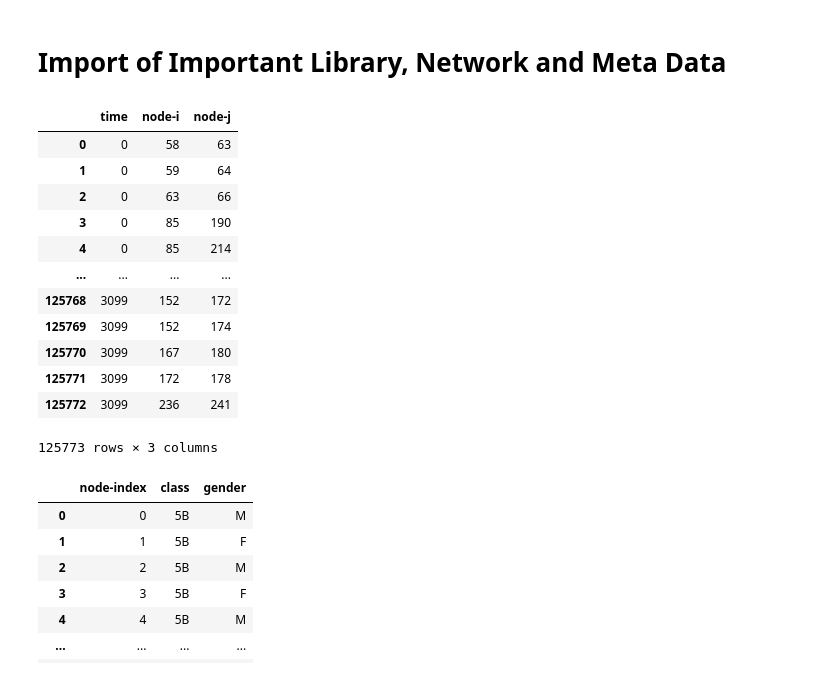
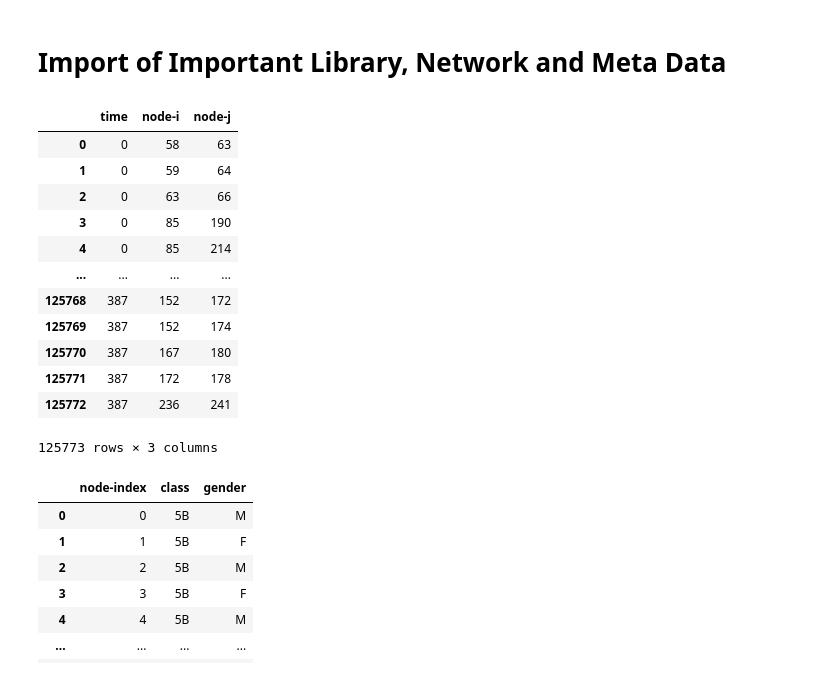
Before and after one commit to ChristianKar/Modeling_in_Epidemiology, a Jupyter notebook: SEIRModel_without_Vaccination.ipynb, the cells around one changed output. Cells and saved outputs as stored; diff of their text form; code cells hidden in the pictures.

```diff
--- a/SEIRModel_without_Vaccination.ipynb
+++ b/SEIRModel_without_Vaccination.ipynb
@@ -12,20 +12,21 @@ import matplotlib.pyplot as plt
 # %%
 # Import Network data
 networkData = pd.read_csv('TD3_primary_undirected_temporal.csv')
+networkData['time'] //=8
 networkData
 # %% [output]
 |  | time | node-i | node-j |
 | 0 | 0 | 58 | 63 |
 | 1 | 0 | 59 | 64 |
 | 2 | 0 | 63 | 66 |
 | 3 | 0 | 85 | 190 |
 | 4 | 0 | 85 | 214 |
 | ... | ... | ... | ... |
-| 125768 | 3099 | 152 | 172 |
-| 125769 | 3099 | 152 | 174 |
-| 125770 | 3099 | 167 | 180 |
-| 125771 | 3099 | 172 | 178 |
-| 125772 | 3099 | 236 | 241 |
+| 125768 | 387 | 152 | 172 |
+| 125769 | 387 | 152 | 174 |
+| 125770 | 387 | 167 | 180 |
+| 125771 | 387 | 172 | 178 |
+| 125772 | 387 | 236 | 241 |
 125773 rows × 3 columns
 # %%
 # Import MetaData [information on the nodes (class, gender)]
```
Also changed, not shown: parts of 10 cells of this notebook.
